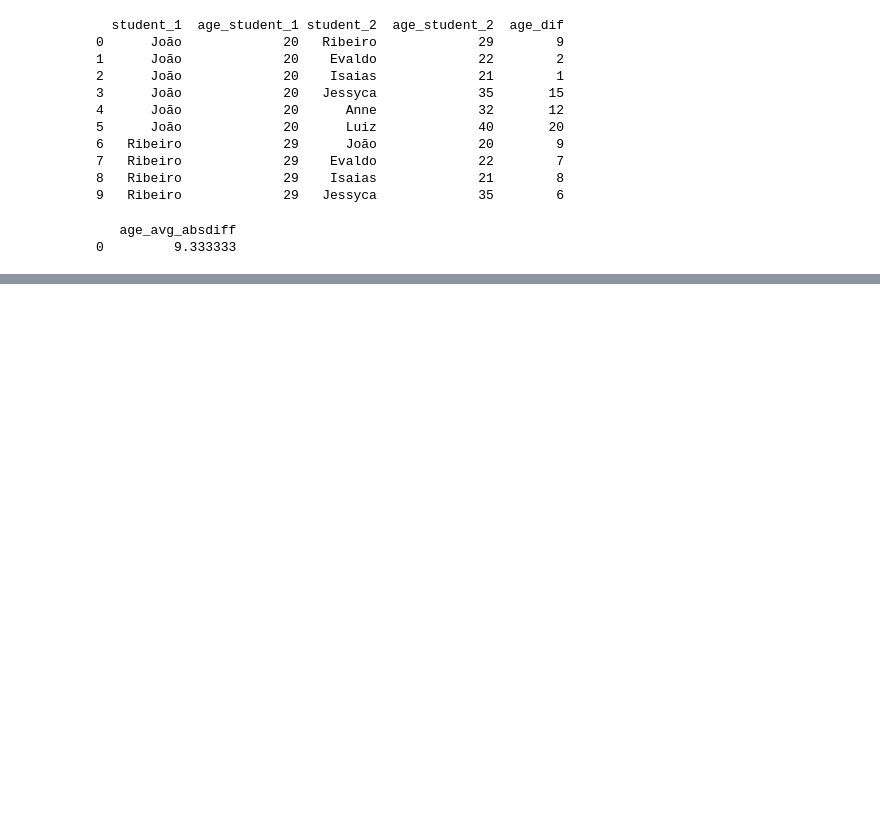
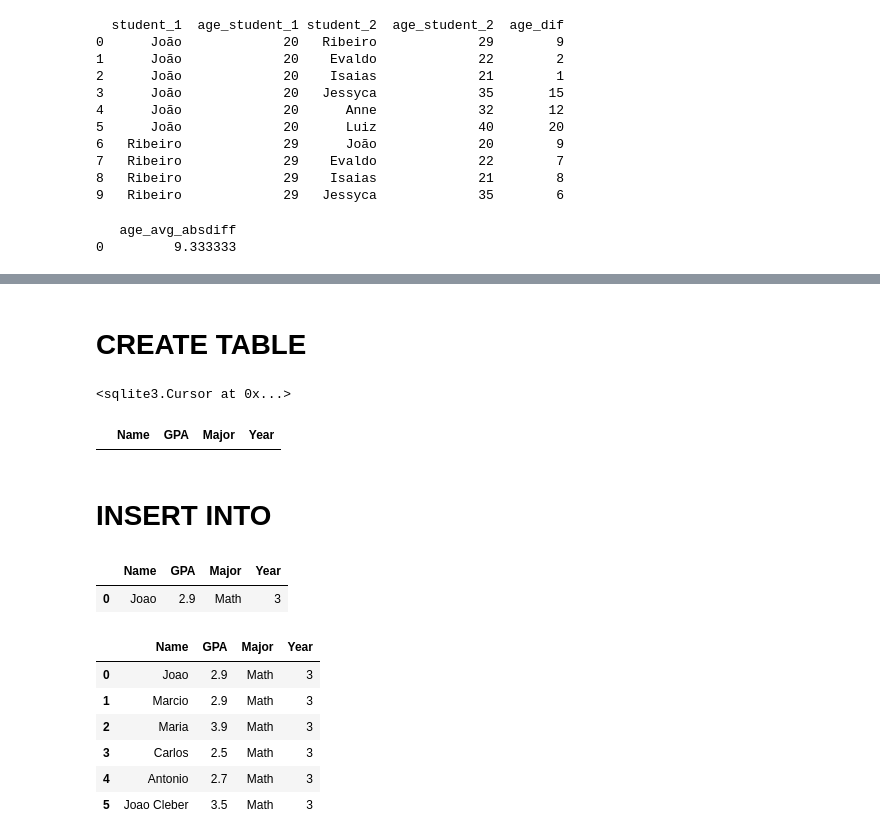
Before and after one commit to GuilhermeRuy97/Estudos-Diversos, a Jupyter notebook: pandasql/SQL_pandasql.ipynb, the cells around one changed output, grey strips where cells are left out. Drawn from its saved outputs; the diff is of its cells as text; code cells hidden in the pictures; blank space fills up the shorter version.

```diff
--- a/pandasql/SQL_pandasql.ipynb
+++ b/pandasql/SQL_pandasql.ipynb
@@ -572,0 +571,28 @@ print(selected_data)
+# %% [markdown]
+# CREATE TABLE
+# %%
+# Creating the Students table
+
+cur.execute("CREATE TABLE IF NOT EXISTS Students(Name text, GPA float, Major text, Year integer)")
+# %% [output]
+<sqlite3.Cursor at 0x...>
+# %%
+# Display Students table
+
+cur.execute("SELECT * FROM Students")
+display_as_table(cur.fetchall(), cur.description)
+# %% [output]
+|  | Name | GPA | Major | Year |
+# %% [markdown]
+# INSERT INTO
+# %%
+# Inserting a student into the table
+
+cur.execute("INSERT INTO Students VALUES ('Joao', 2.9, 'Math', 3)")
+
+cur.execute("Select * FROM Students")
+
+display_as_table(cur.fetchall(), cur.description)
+# %% [output]
+|  | Name | GPA | Major | Year |
+| 0 | Joao | 2.9 | Math | 3 |
@@ -572,0 +603,19 @@ print(selected_data)
+# %%
+cur.execute('''INSERT INTO Students VALUES
+            ('Marcio', 2.9, 'Math', 3),
+            ('Maria', 3.9, 'Math', 3),
+            ('Carlos', 2.5, 'Math', 3),
+            ('Antonio', 2.7, 'Math', 3),
+            ('Joao Cleber', 3.5, 'Math', 3)''')  # note that you can use ''' instead of \ every line
+
+cur.execute("Select * FROM Students")
+
+display_as_table(cur.fetchall(), cur.description)
+# %% [output]
+|  | Name | GPA | Major | Year |
+| 0 | Joao | 2.9 | Math | 3 |
+| 1 | Marcio | 2.9 | Math | 3 |
+| 2 | Maria | 3.9 | Math | 3 |
+| 3 | Carlos | 2.5 | Math | 3 |
+| 4 | Antonio | 2.7 | Math | 3 |
+| 5 | Joao Cleber | 3.5 | Math | 3 |
```
Also changed, not shown: parts of 14 cells of this notebook.
